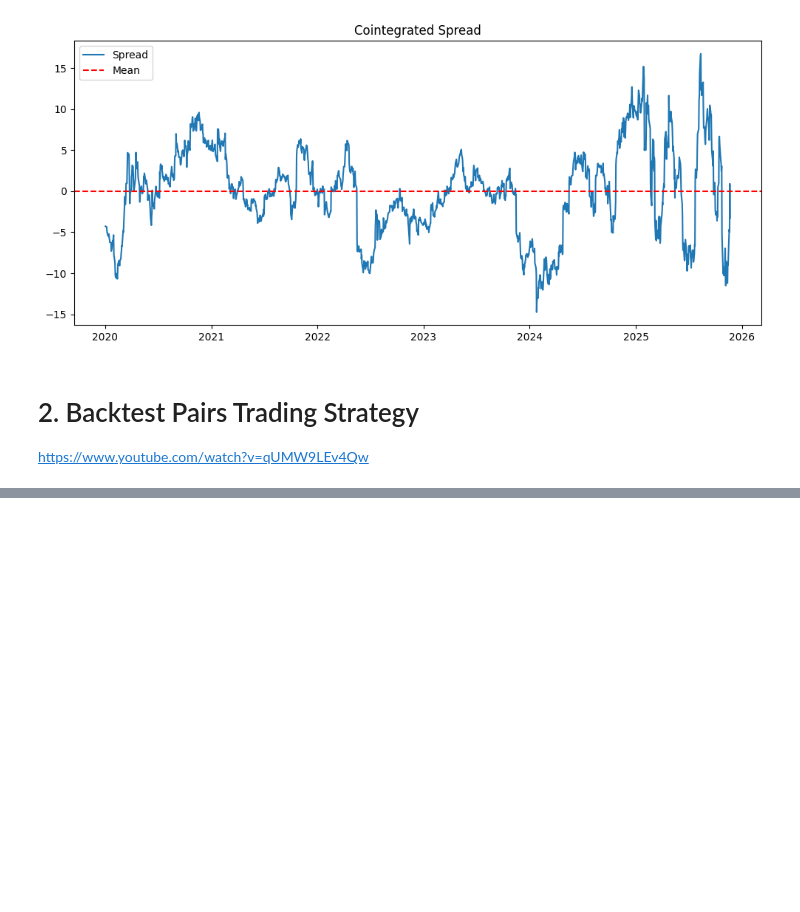
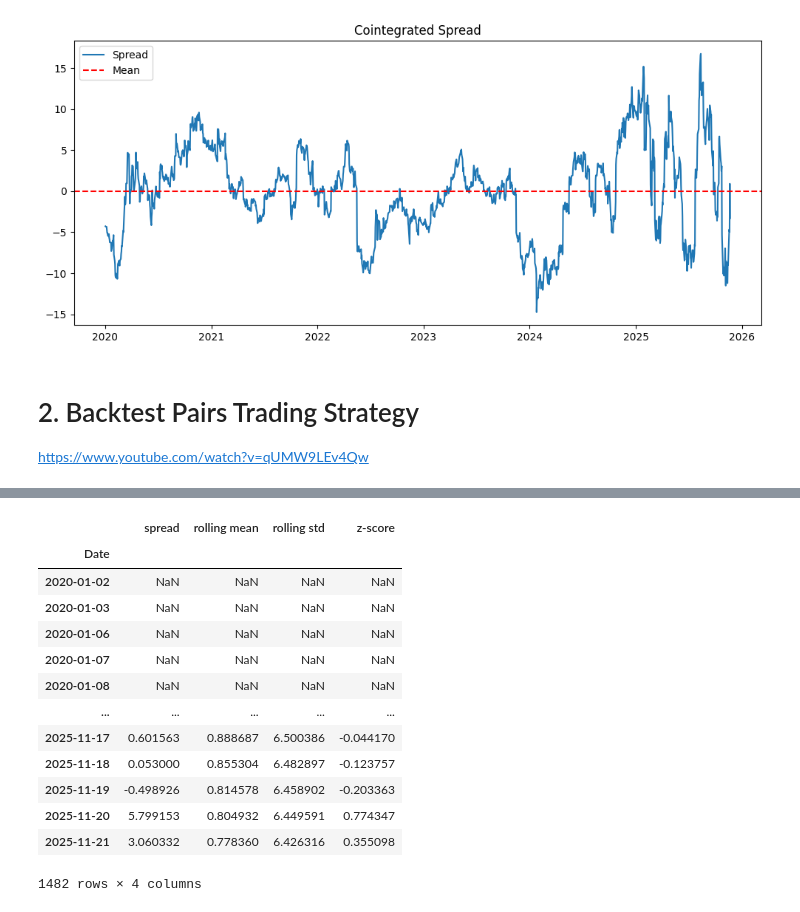
Before and after one commit to Dominique-Thorendal-Research/Pairs-Trading, a Jupyter notebook: Pairs_Trading.ipynb, the cells around one changed output, grey strips where cells are left out. Saved outputs shown, nothing was run; the diff lists cells and outputs as text; code cells hidden in the pictures; blank space fills up the shorter version.

```diff
--- a/Pairs_Trading.ipynb
+++ b/Pairs_Trading.ipynb
@@ -164,0 +312,17 @@ https://www.youtube.com/watch?v=qUMW9LEv4Qw
+# %%
+spread_data
+# %% [output]
+|  | spread | rolling mean | rolling std | z-score |
+| Date |  |  |  |  |
+| 2020-01-02 | NaN | NaN | NaN | NaN |
+| 2020-01-03 | NaN | NaN | NaN | NaN |
+| 2020-01-06 | NaN | NaN | NaN | NaN |
+| 2020-01-07 | NaN | NaN | NaN | NaN |
+| 2020-01-08 | NaN | NaN | NaN | NaN |
+| ... | ... | ... | ... | ... |
+| 2025-11-17 | 0.601563 | 0.888687 | 6.500386 | -0.044170 |
+| 2025-11-18 | 0.053000 | 0.855304 | 6.482897 | -0.123757 |
+| 2025-11-19 | -0.498926 | 0.814578 | 6.458902 | -0.203363 |
+| 2025-11-20 | 5.799153 | 0.804932 | 6.449591 | 0.774347 |
+| 2025-11-21 | 3.060332 | 0.778360 | 6.426316 | 0.355098 |
+1482 rows × 4 columns
```
Also changed, not shown: parts of 16 cells of this notebook.
